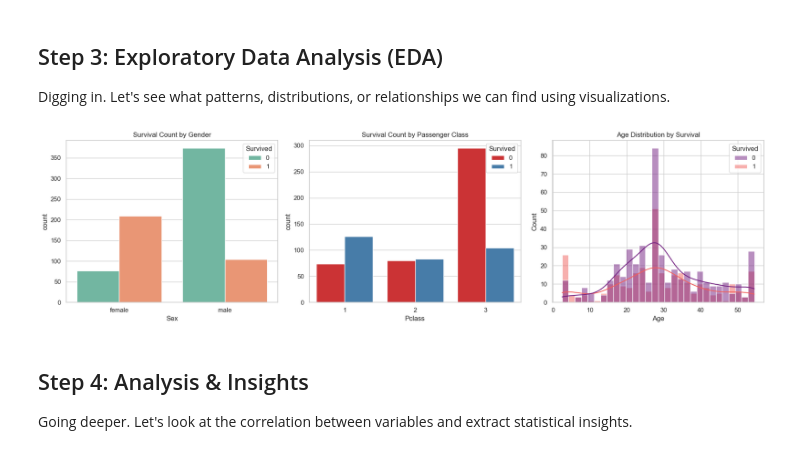
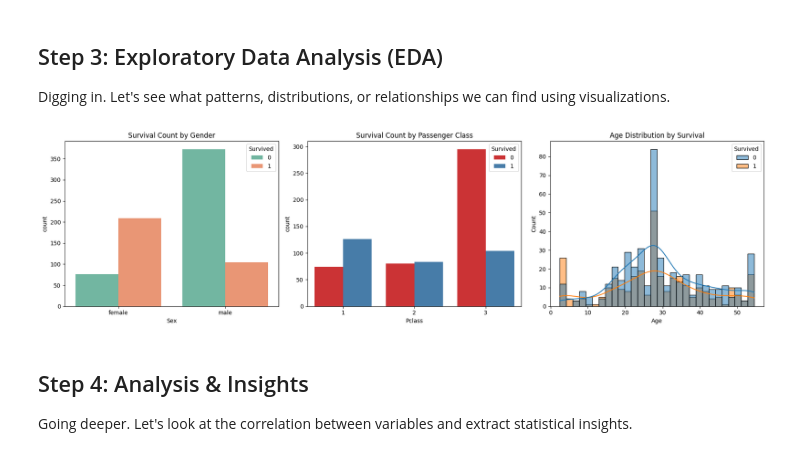
Before and after one commit to salahkhafaga1/AI-Tasks-IEEE, a Jupyter notebook: Code/01_Tasks/Task_3_pandas/pandas_task_documented.ipynb, the cells around one changed output. Drawn from its saved outputs; the diff is of its cells as text; code cells hidden in the pictures.

```diff
--- a/Code/01_Tasks/Task_3_pandas/pandas_task_documented.ipynb
+++ b/Code/01_Tasks/Task_3_pandas/pandas_task_documented.ipynb
@@ -97,22 +103,22 @@ Digging in. Let's see what patterns, distributions, or relationships we can find
 # %%
 fig, axes = plt.subplots(1, 3, figsize=(18, 5))
 
 # 1. Survival by Gender
 sns.countplot(data=df, x='Sex', hue='Survived', palette='Set2', ax=axes[0])
 axes[0].set_title('Survival Count by Gender')
 
 # 2. Survival by Passenger Class
 sns.countplot(data=df, x='Pclass', hue='Survived', palette='Set1', ax=axes[1])
 axes[1].set_title('Survival Count by Passenger Class')
 
 # 3. Age Distribution
-sns.histplot(data=df, x='Age', hue='Survived', kde=True, bins=30, palette='magma', ax=axes[2])
+sns.histplot(data=df, x='Age', hue='Survived', kde=True, bins=30)
 axes[2].set_title('Age Distribution by Survival')
 
 plt.tight_layout()
 plt.show()
 # %% [output]
-[figure, old version]
+[figure, new version]
 # %% [markdown]
 ## Step 4: Analysis & Insights
 Going deeper. Let's look at the correlation between variables and extract statistical insights.
```
Also changed, not shown: parts of 7 cells of this notebook, 4 other files.
